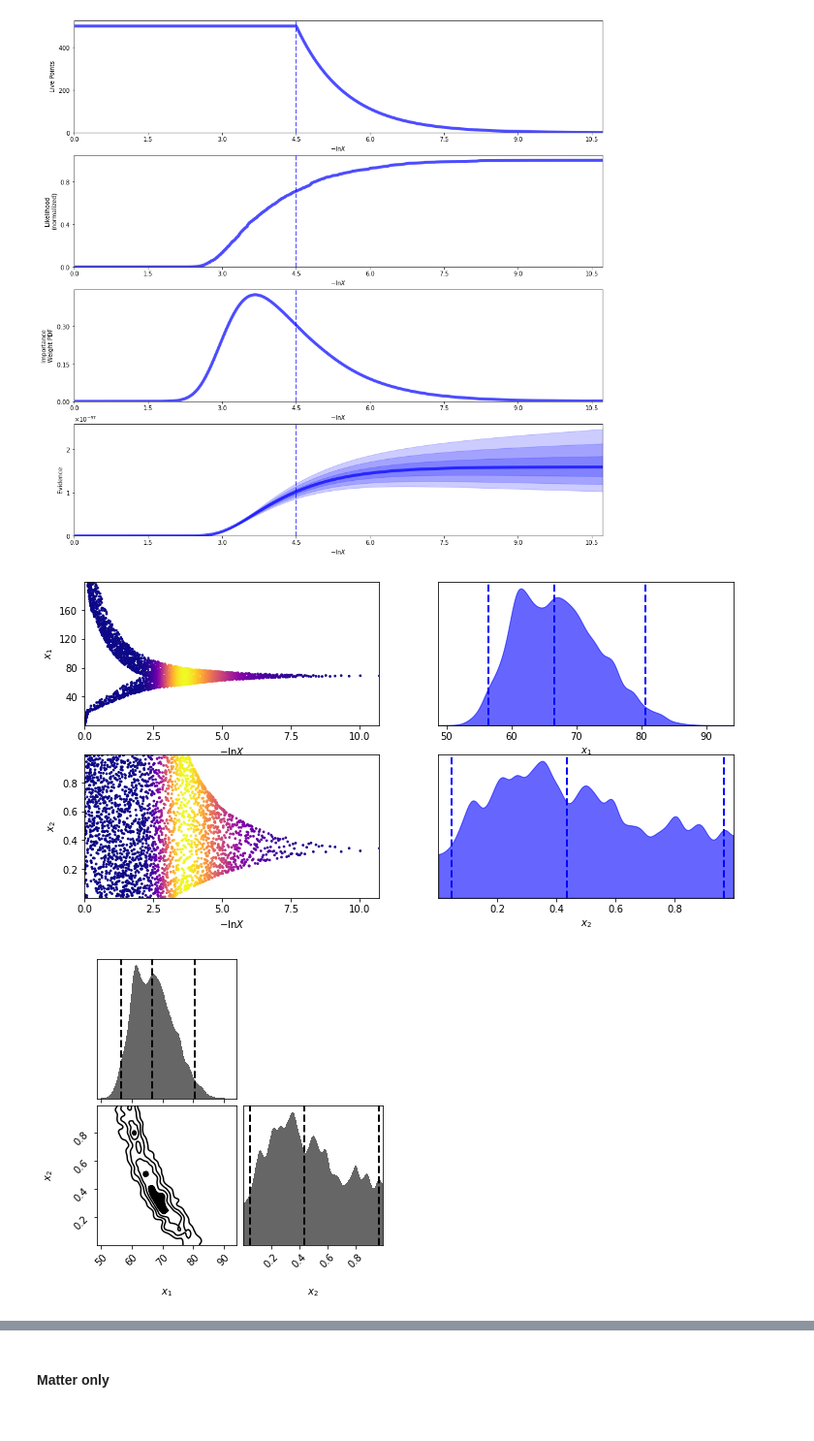
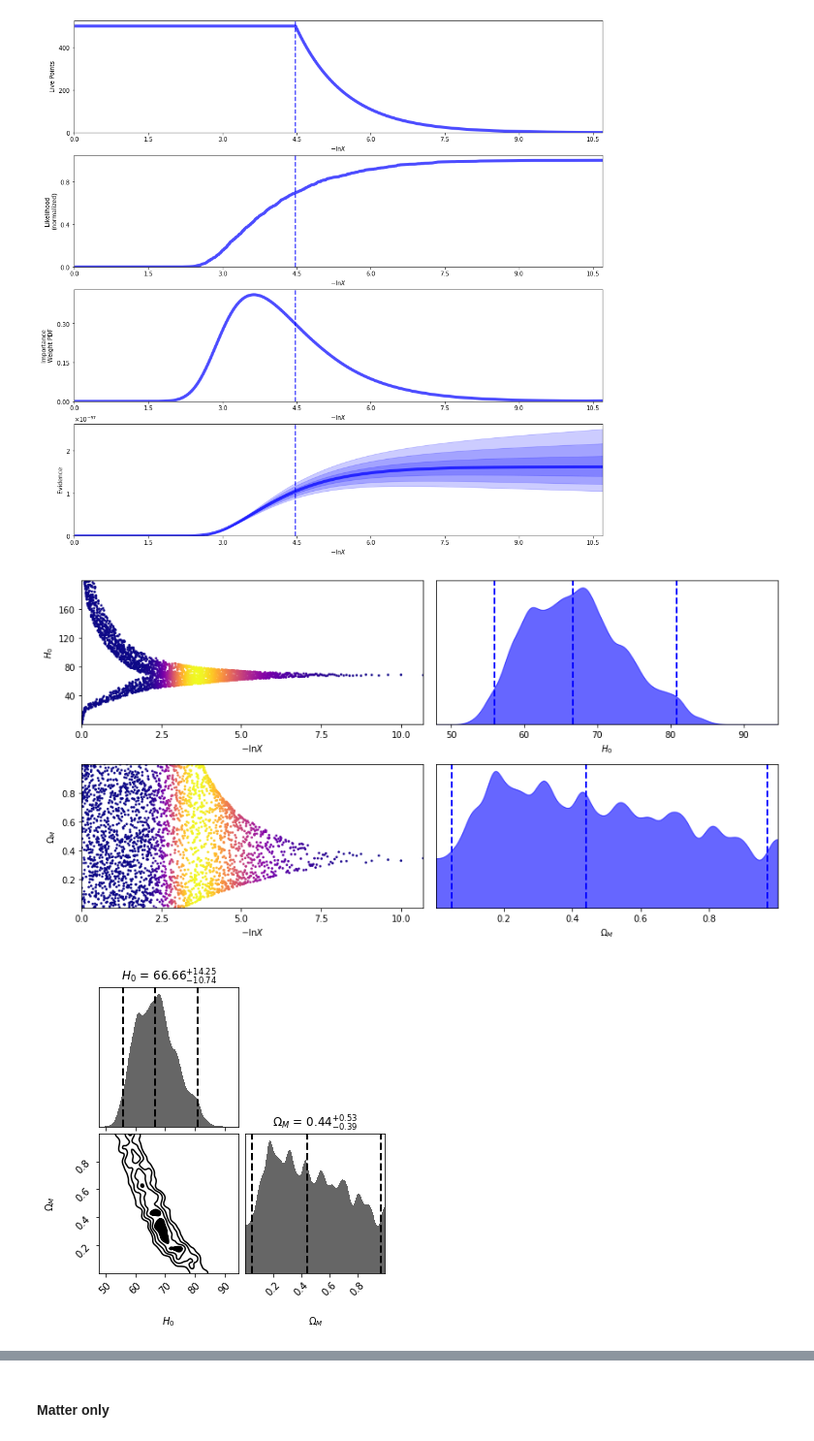
Before and after one commit to ludovicobizzarri/astrostatistics_bicocca_2024, a Jupyter notebook: working/Lesson 18/SN and redshift part 2.ipynb, the cells around one changed output, grey strips where cells are left out. Shown at 97% size. Drawn from its saved outputs; the diff is of its cells as text; code cells hidden in the pictures.

```diff
--- a/working/Lesson 18/SN and redshift part 2.ipynb
+++ b/working/Lesson 18/SN and redshift part 2.ipynb
@@ -224,0 +321,8 @@ plt.ylim(35,50);
+# %%
+min_C_idx,min_ls_idx = np.where(err_cv_prod == np.min(err_cv_prod))
+
+best_C_prod = const_range[min_C_idx[0]]
+best_ls_prod = ls_range[min_ls_idx[0]]
+
+print('best C:',best_C_prod)
+print('best ls:',best_ls_prod)
@@ -224,0 +332,26 @@ plt.ylim(35,50);
+# %%
+best_kernel_prod = ConstantKernel(best_C_prod,constant_value_bounds='fixed') + RBF(best_ls_prod, length_scale_bounds='fixed')
+gp_best_prod = GaussianProcessRegressor(kernel=best_kernel_prod,alpha=(dmu)**2)
+gp_best_prod.fit(X,y)
+
+X_grid = np.linspace(z_sample.min(),z_sample.max()+1,1000)[:,np.newaxis]
+
+y_pred, dy_pred = gp_best_prod.predict(X_grid, return_std=True)
+
+fig = plt.figure(figsize=(8,8))
+
+plt.plot(X_grid[:,0], y_pred[:,0], '-', color='gray')
+
+plt.fill_between(X_grid[:,0], y_pred[:,0]-dy_pred, y_pred[:,0]+dy_pred,
+                color='red', alpha=0.3,label='$1-\sigma$')
+
+plt.fill_between(X_grid[:,0], y_pred[:,0]-2*dy_pred, y_pred[:,0]+2*dy_pred,
+                color='yellow', alpha=0.3,label='$2-\sigma$')
+
+plt.errorbar(z_sample, mu_sample, dmu, fmt='.k', ecolor='black', lw=1,label='data')
+plt.xlabel("z")
+plt.ylabel("$\mu$")
+plt.legend(loc='lower right')
+plt.title('GPR Constant*RBF kernel')
+plt.xlim(0,2)
+plt.ylim(35,50);
@@ -354,13 +473,13 @@ chain_LCDM_emcee = sampler_LCDM_emcee.get_chain(flat=True,thin=15,discard=100)
 print(chain_LCDM_emcee.shape)
 
 #plot the chain
-labels = np.array(['$H_0$','$\Omega_M$'])
+labels_LCDM = np.array(['$H_0$','$\Omega_M$'])
 
 fig,ax = plt.subplots(nrows=2,ncols=1,figsize=(10,8))
 for i in range(chain_LCDM_emcee.shape[1]):
     ax = ax.ravel()
     ax[i].plot(chain_LCDM_emcee[:,i])
-    ax[i].set_ylabel(labels[i])
+    ax[i].set_ylabel(labels_LCDM[i])
 
 plt.xlabel('steps')
 ax[0].set_title('$\Lambda$CDM')
@@ -566,13 +689,14 @@ rfig, raxes = dyplot.runplot(sresults_LCDM)
 # %% [output]
 [figure]
 # %%
-tfig, taxes = dyplot.traceplot(sresults_LCDM)
+tfig, taxes = dyplot.traceplot(sresults_LCDM,labels=labels_LCDM)
+tfig.tight_layout()
 # %% [output]
-[figure, old version]
+[figure, new version]
 # %%
-cfig, caxes = dyplot.cornerplot(sresults_LCDM)
+cfig, caxes = dyplot.cornerplot(sresults_LCDM,labels=labels_LCDM,show_titles=True)
 # %% [output]
-[figure, old version]
+[figure, new version]
 # %%
 from dynesty import utils as dyfunc
 
```
Also changed, not shown: parts of 52 cells of this notebook.
